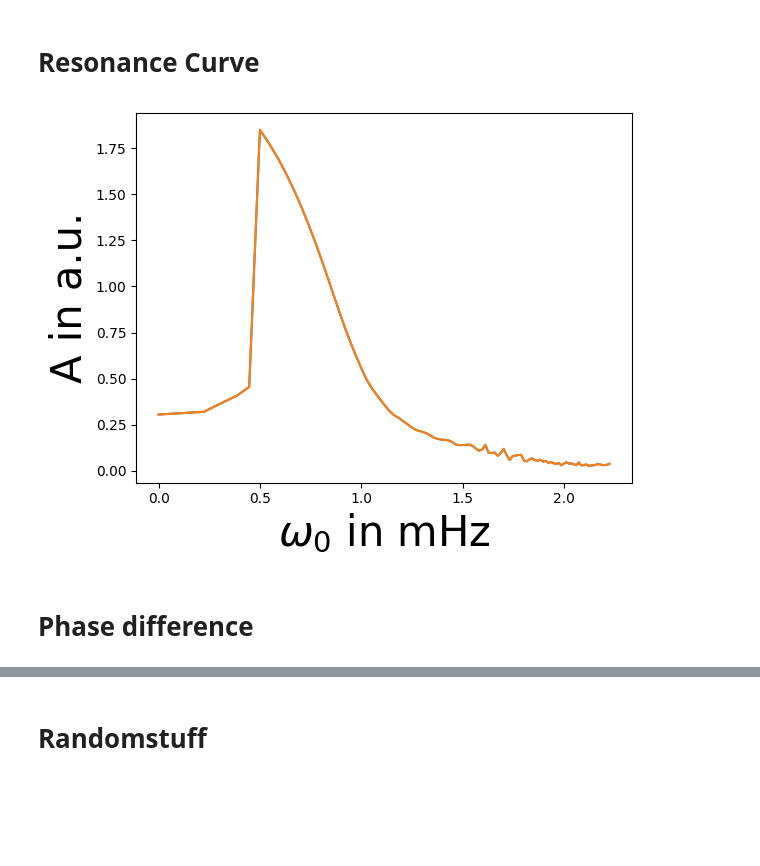
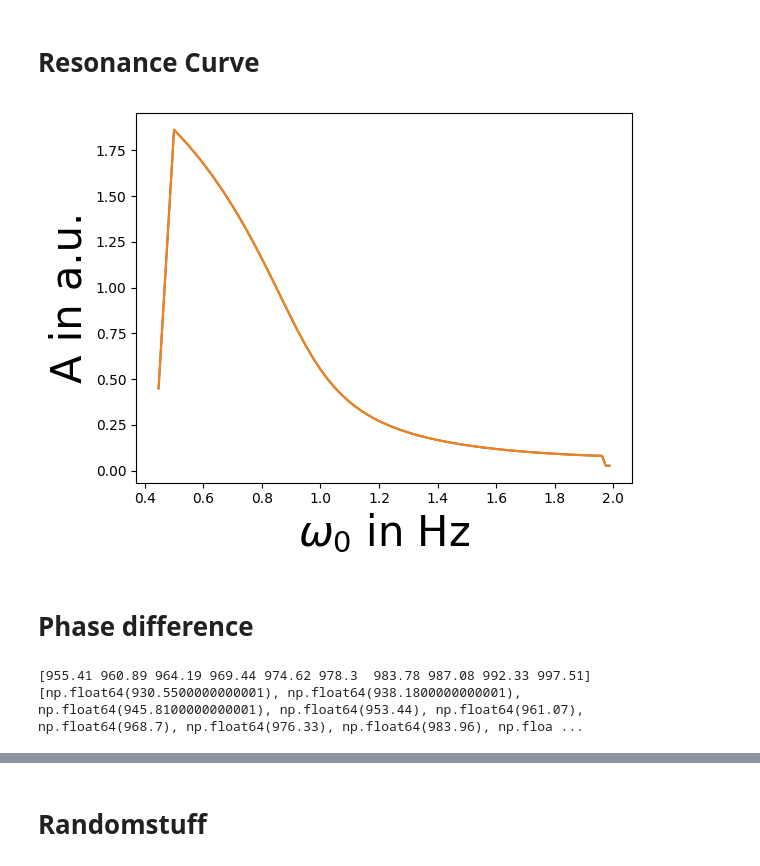
Before and after one commit to huyenanh-nguyen/daniel_model, a Jupyter notebook: ODE/simulation.ipynb, the cells around one changed output, grey strips where cells are left out. Cells and saved outputs as stored; diff of their text form; code cells hidden in the pictures; blank space fills up the shorter version.

```diff
--- a/ODE/simulation.ipynb
+++ b/ODE/simulation.ipynb
@@ -11,9 +11,9 @@ from onesidedcoupling import OnesidedCoupling
 # %% [markdown]
 # Parameters
 # %%
-t_step = 0.05
-t_last = 100 # 50h -> 1 point represent 1h
-t = np.arange(0, 4000, t_step)
+t_step = 0.01
+t_last = 1000 # 50h -> 1 point represent 1h
+t = np.arange(0, 5000, t_step)
 keep = int(t_last / t_step)
 x = 0.5
 y = 1
@@ -26,7 +26,7 @@ mu = 2
 beta = 0.2
 alpha = 1.0
 count = 6
-lilie = OnesidedCoupling(par, t, keep, k, mu, gamma, alpha, beta, count)
+lilie = OnesidedCoupling(par, t, keep, k, mu, gamma, alpha, beta)
 # %% [markdown]
 # Van der Pol
 
@@ -216,19 +237,28 @@ plt.show()
 # %% [markdown]
 # Resonance Curve
 # %%
-reso_alpha = np.arange(0, 5, 0.05)
+reso_alpha = np.arange(0.2, 4, 0.05)
 omega = [np.sqrt(i) for i in reso_alpha]
 revers_omega = [i for i in reversed(omega)]
 # %%
 # findpeaks
-amp = [np.mean(OnesidedCoupling(par, t, keep, k, mu, gamma, i, beta, count).find_peaks_max()[1][1]['peak_heights'][-6:]) for i in reso_alpha]
-reverse_amp = [np.mean(OnesidedCoupling(par, t, keep, k, mu, gamma, i, beta, count).find_peaks_max()[1][1]['peak_heights'][-6:]) for i in reversed(reso_alpha)]
+amp = [np.mean(OnesidedCoupling(par, t, keep, k, mu, gamma, i, beta).find_peaks_max()[1][1]['peak_heights'][-6:]) for i in reso_alpha]
+
+time_amp = [t[k] for k in [OnesidedCoupling(par, t, keep, k, mu, gamma, i, beta).find_peaks_max()[1][0][-10:] for i in reso_alpha]]
+
+# reverse_amp = [np.mean(OnesidedCoupling(par, t, keep, k, mu, gamma, i, beta).find_peaks_max()[1][1]['peak_heights'][-6:]) for i in reversed(reso_alpha)]
 plt.plot(omega, amp)
-plt.plot(revers_omega, reverse_amp)
-plt.xlabel("$\omega _0$ in mHz", fontsize = 30)
+# plt.plot(revers_omega, reverse_amp)
+plt.xlabel("$\omega _0$ in Hz", fontsize = 30)
 plt.ylabel("A in a.u.",fontsize = 30)
 plt.show()
 # %% [output]
-[figure, old version]
+[figure, new version]
 # %% [markdown]
 # Phase difference
+# %%
+print(time_amp[0])
+print(time_amp_vdp)
+# %% [output]
+[955.41 960.89 964.19 969.44 974.62 978.3  983.78 987.08 992.33 997.51]
+[np.float64(930.5500000000001), np.float64(938.1800000000001), np.float64(945.8100000000001), np.float64(953.44), np.float64(961.07), np.float64(968.7), np.float64(976.33), np.float64(983.96), np.floa ...
```
Also changed, not shown: parts of 10 cells of this notebook, 2 other files.
